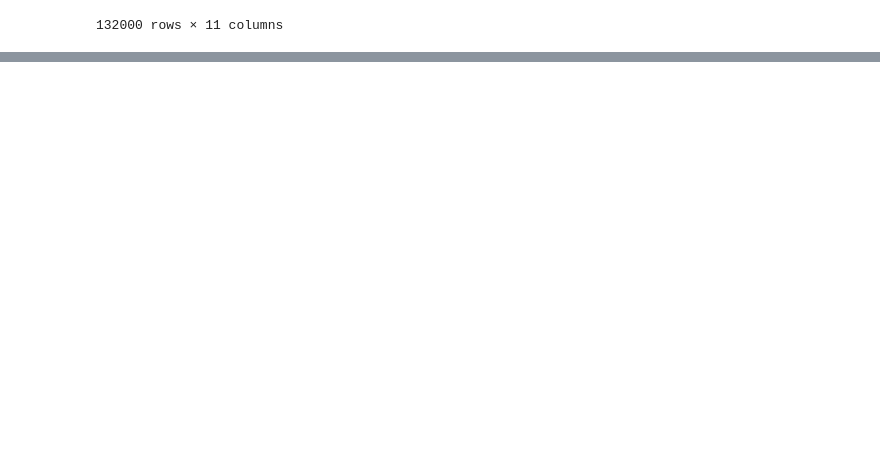
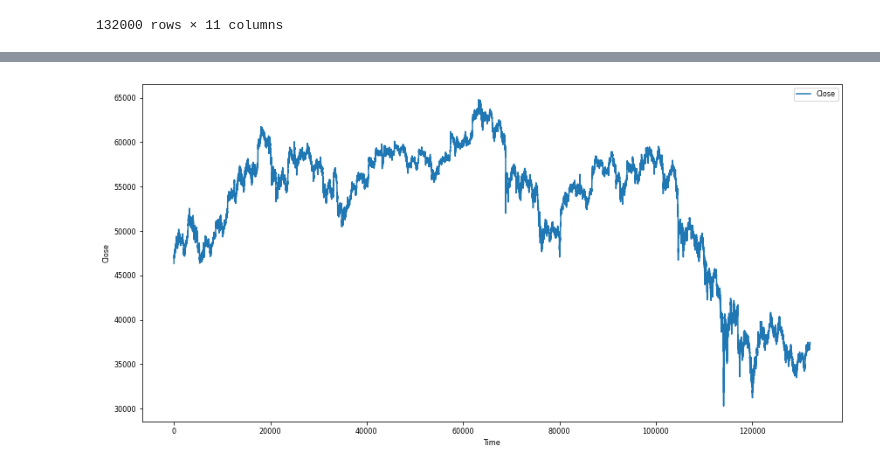
Before and after one commit to tbonar/MSDS-6373-Project, a Jupyter notebook: py_crypto.ipynb, the cells around one changed output, grey strips where cells are left out. Saved outputs shown, nothing was run; the diff lists cells and outputs as text; code cells hidden in the pictures; blank space fills up the shorter version.

```diff
--- a/py_crypto.ipynb
+++ b/py_crypto.ipynb
@@ -52,0 +55,20 @@ NameError: name 'rn' is not defined
+# %%
+# plot time series for both chosen assets
+f = plt.figure(figsize=(12,6))
+
+# ax = f.add_subplot(211)
+plt.plot(train['Close'], label='Close')
+plt.legend()
+plt.xlabel('Time')
+plt.ylabel('Close')
+
+# ax2 = f.add_subplot(212)
+# ax2.plot(eth_mini_2021['Close'], color='red', label='eth')
+# plt.legend()
+# plt.xlabel('Time')
+# plt.ylabel('Ethereum Close')
+
+plt.tight_layout()
+plt.show()
+# %% [output]
+[figure, added]
```
Also changed, not shown: parts of 4 cells of this notebook, 1 other file.
